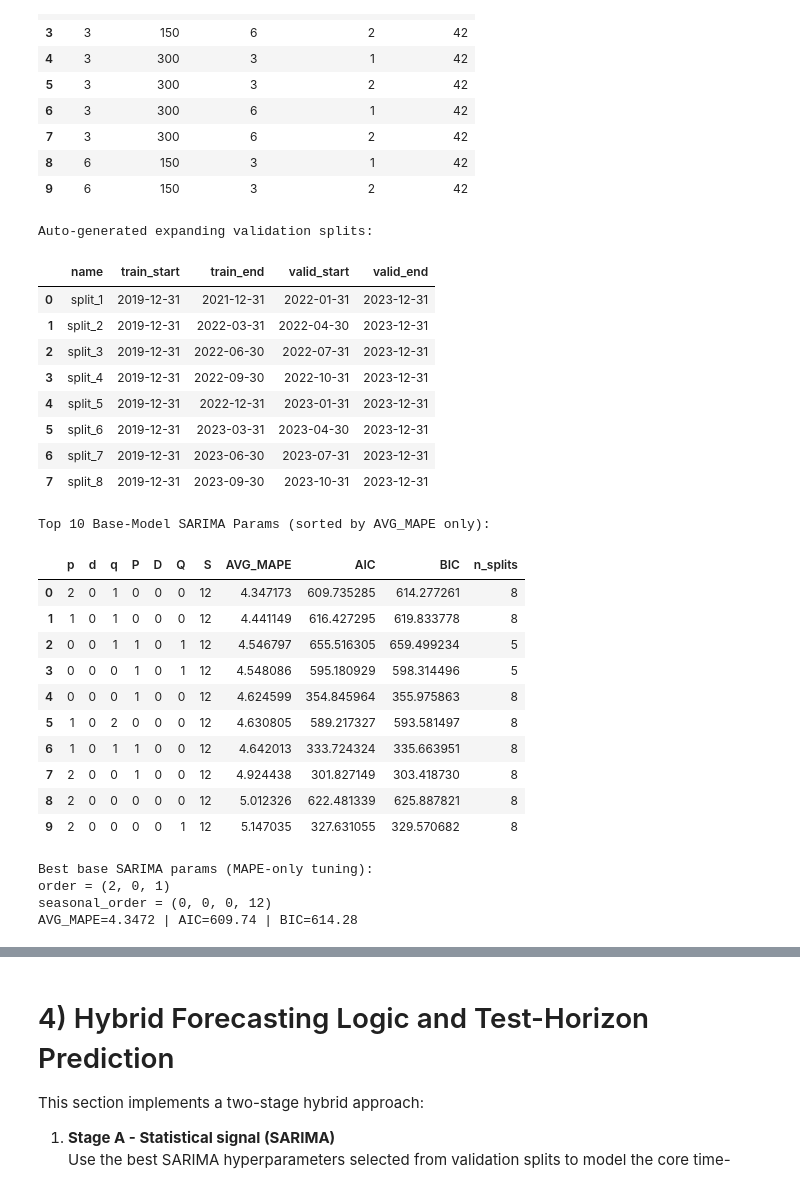
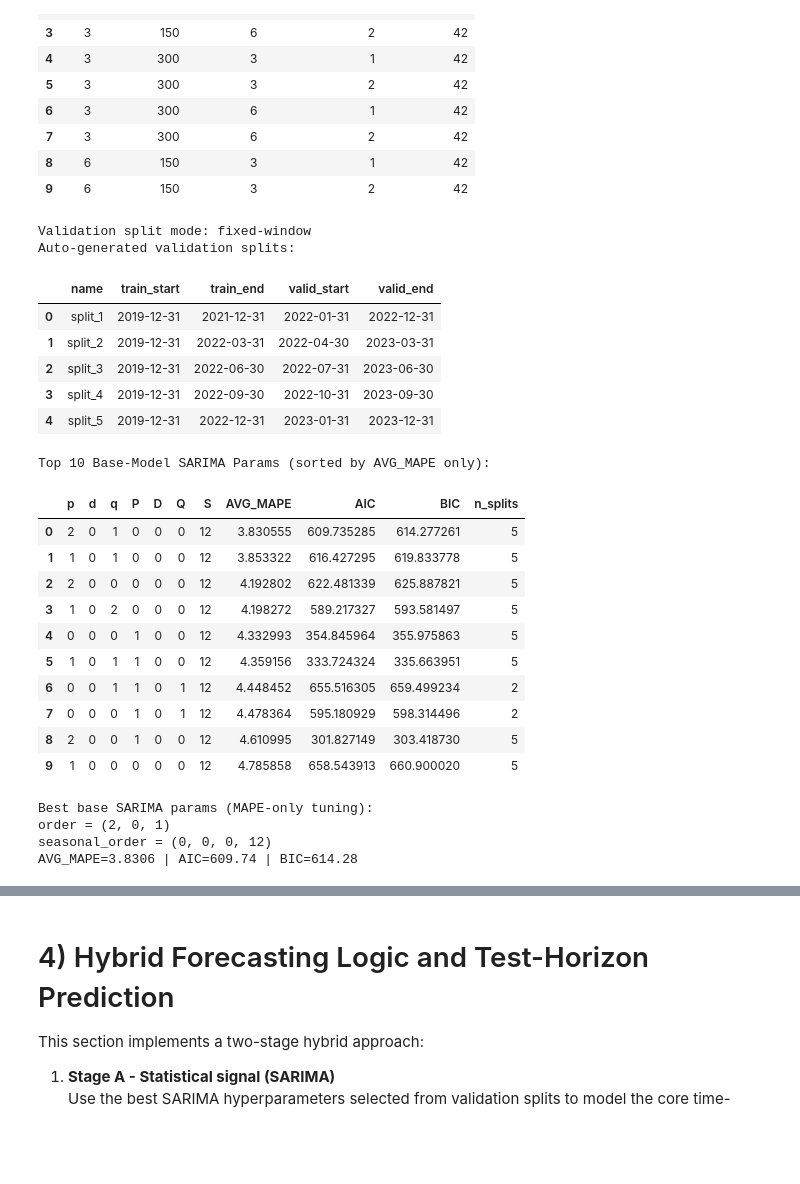
Before and after one commit to fernandonpa/forecast, a Jupyter notebook: gross-credit-loss-hybrid-darts.ipynb, the cells around one changed output, grey strips where cells are left out. Saved outputs shown, nothing was run; the diff lists cells and outputs as text; code cells hidden in the pictures; blank space fills up the shorter version.

```diff
--- a/gross-credit-loss-hybrid-darts.ipynb
+++ b/gross-credit-loss-hybrid-darts.ipynb
@@ -479,9 +479,13 @@ splits = build_expanding_validation_splits(
     valid_start=val_cfg['valid_start'],
     valid_end=val_cfg['valid_end'],
     step_months=int(val_cfg.get('step_months', 3)),
+    enable_fixed_window_tuning=bool(val_cfg.get('enable_fixed_window_tuning', False)),
+    window_months=int(val_cfg.get('window_months', 12)),
 )
 
-print('Auto-generated expanding validation splits:')
+mode_label = 'fixed-window' if bool(val_cfg.get('enable_fixed_window_tuning', False)) else 'expanding-window'
+print(f"Validation split mode: {mode_label}")
+print('Auto-generated validation splits:')
 display(pd.DataFrame(splits))
 
 rows = []
@@ -534,55 +538,53 @@ for p, d, q, P, D, Q in sarima_param_grid:
         'Q': seasonal_order[2],
         'S': seasonal_order[3],
         'AVG_MAPE': float(np.mean(split_mapes)),
         'AIC': aic_ref,
         'BIC': bic_ref,
         'n_splits': int(len(split_mapes)),
     })
 
 leaderboard = pd.DataFrame(rows).sort_values(['AVG_MAPE', 'AIC']).reset_index(drop=True)
 
 if leaderboard.empty:
     raise RuntimeError('No valid models fitted in base-model SARIMA grid search.')
 
 top10_base = leaderboard[['p','d','q','P','D','Q','S','AVG_MAPE','AIC','BIC','n_splits']].head(10)
 print('Top 10 Base-Model SARIMA Params (sorted by AVG_MAPE only):')
 display(top10_base)
 
 best_base = leaderboard.iloc[0]
 best_order = (int(best_base.p), int(best_base.d), int(best_base.q))
 best_seasonal = (int(best_base.P), int(best_base.D), int(best_base.Q), int(best_base.S))
 
 print('Best base SARIMA params (MAPE-only tuning):')
 print('order =', best_order)
 print('seasonal_order =', best_seasonal)
 print(f"AVG_MAPE={best_base.AVG_MAPE:.4f} | AIC={best_base.AIC:.2f} | BIC={best_base.BIC:.2f}")
 # %% [output]
-Auto-generated expanding validation splits:
+Validation split mode: fixed-window
+Auto-generated validation splits:
 |  | name | train_start | train_end | valid_start | valid_end |
-| 0 | split_1 | 2019-12-31 | 2021-12-31 | 2022-01-31 | 2023-12-31 |
-| 1 | split_2 | 2019-12-31 | 2022-03-31 | 2022-04-30 | 2023-12-31 |
-| 2 | split_3 | 2019-12-31 | 2022-06-30 | 2022-07-31 | 2023-12-31 |
-| 3 | split_4 | 2019-12-31 | 2022-09-30 | 2022-10-31 | 2023-12-31 |
+| 0 | split_1 | 2019-12-31 | 2021-12-31 | 2022-01-31 | 2022-12-31 |
+| 1 | split_2 | 2019-12-31 | 2022-03-31 | 2022-04-30 | 2023-03-31 |
+| 2 | split_3 | 2019-12-31 | 2022-06-30 | 2022-07-31 | 2023-06-30 |
+| 3 | split_4 | 2019-12-31 | 2022-09-30 | 2022-10-31 | 2023-09-30 |
 | 4 | split_5 | 2019-12-31 | 2022-12-31 | 2023-01-31 | 2023-12-31 |
-| 5 | split_6 | 2019-12-31 | 2023-03-31 | 2023-04-30 | 2023-12-31 |
-| 6 | split_7 | 2019-12-31 | 2023-06-30 | 2023-07-31 | 2023-12-31 |
-| 7 | split_8 | 2019-12-31 | 2023-09-30 | 2023-10-31 | 2023-12-31 |
 Top 10 Base-Model SARIMA Params (sorted by AVG_MAPE only):
 |  | p | d | q | P | D | Q | S | AVG_MAPE | AIC | BIC | n_splits |
-| 0 | 2 | 0 | 1 | 0 | 0 | 0 | 12 | 4.347173 | 609.735285 | 614.277261 | 8 |
-| 1 | 1 | 0 | 1 | 0 | 0 | 0 | 12 | 4.441149 | 616.427295 | 619.833778 | 8 |
-| 2 | 0 | 0 | 1 | 1 | 0 | 1 | 12 | 4.546797 | 655.516305 | 659.499234 | 5 |
-| 3 | 0 | 0 | 0 | 1 | 0 | 1 | 12 | 4.548086 | 595.180929 | 598.314496 | 5 |
-| 4 | 0 | 0 | 0 | 1 | 0 | 0 | 12 | 4.624599 | 354.845964 | 355.975863 | 8 |
-| 5 | 1 | 0 | 2 | 0 | 0 | 0 | 12 | 4.630805 | 589.217327 | 593.581497 | 8 |
-| 6 | 1 | 0 | 1 | 1 | 0 | 0 | 12 | 4.642013 | 333.724324 | 335.663951 | 8 |
-| 7 | 2 | 0 | 0 | 1 | 0 | 0 | 12 | 4.924438 | 301.827149 | 303.418730 | 8 |
-| 8 | 2 | 0 | 0 | 0 | 0 | 0 | 12 | 5.012326 | 622.481339 | 625.887821 | 8 |
-| 9 | 2 | 0 | 0 | 0 | 0 | 1 | 12 | 5.147035 | 327.631055 | 329.570682 | 8 |
+| 0 | 2 | 0 | 1 | 0 | 0 | 0 | 12 | 3.830555 | 609.735285 | 614.277261 | 5 |
+| 1 | 1 | 0 | 1 | 0 | 0 | 0 | 12 | 3.853322 | 616.427295 | 619.833778 | 5 |
+| 2 | 2 | 0 | 0 | 0 | 0 | 0 | 12 | 4.192802 | 622.481339 | 625.887821 | 5 |
+| 3 | 1 | 0 | 2 | 0 | 0 | 0 | 12 | 4.198272 | 589.217327 | 593.581497 | 5 |
+| 4 | 0 | 0 | 0 | 1 | 0 | 0 | 12 | 4.332993 | 354.845964 | 355.975863 | 5 |
+| 5 | 1 | 0 | 1 | 1 | 0 | 0 | 12 | 4.359156 | 333.724324 | 335.663951 | 5 |
+| 6 | 0 | 0 | 1 | 1 | 0 | 1 | 12 | 4.448452 | 655.516305 | 659.499234 | 2 |
+| 7 | 0 | 0 | 0 | 1 | 0 | 1 | 12 | 4.478364 | 595.180929 | 598.314496 | 2 |
+| 8 | 2 | 0 | 0 | 1 | 0 | 0 | 12 | 4.610995 | 301.827149 | 303.418730 | 5 |
+| 9 | 1 | 0 | 0 | 0 | 0 | 0 | 12 | 4.785858 | 658.543913 | 660.900020 | 5 |
 Best base SARIMA params (MAPE-only tuning):
 order = (2, 0, 1)
 seasonal_order = (0, 0, 0, 12)
-AVG_MAPE=4.3472 | AIC=609.74 | BIC=614.28
+AVG_MAPE=3.8306 | AIC=609.74 | BIC=614.28
 # %%
 # Residual-model tuning using Darts SKLearnModel + RandomForestRegressor
 # Base SARIMA parameters are fixed from previous cell (best_order / best_seasonal)
```
Also changed, not shown: parts of 4 cells of this notebook, 1 other file.
